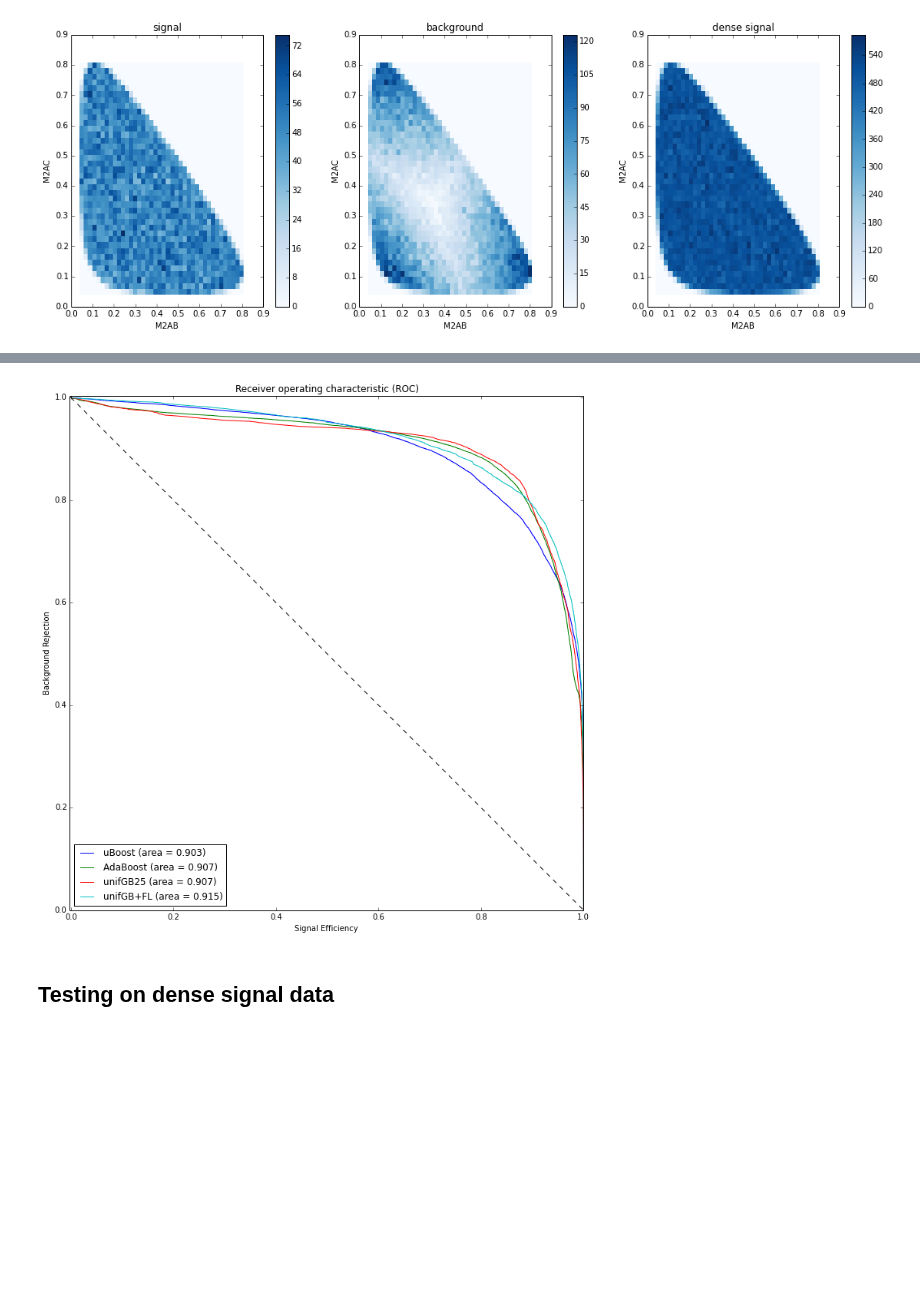
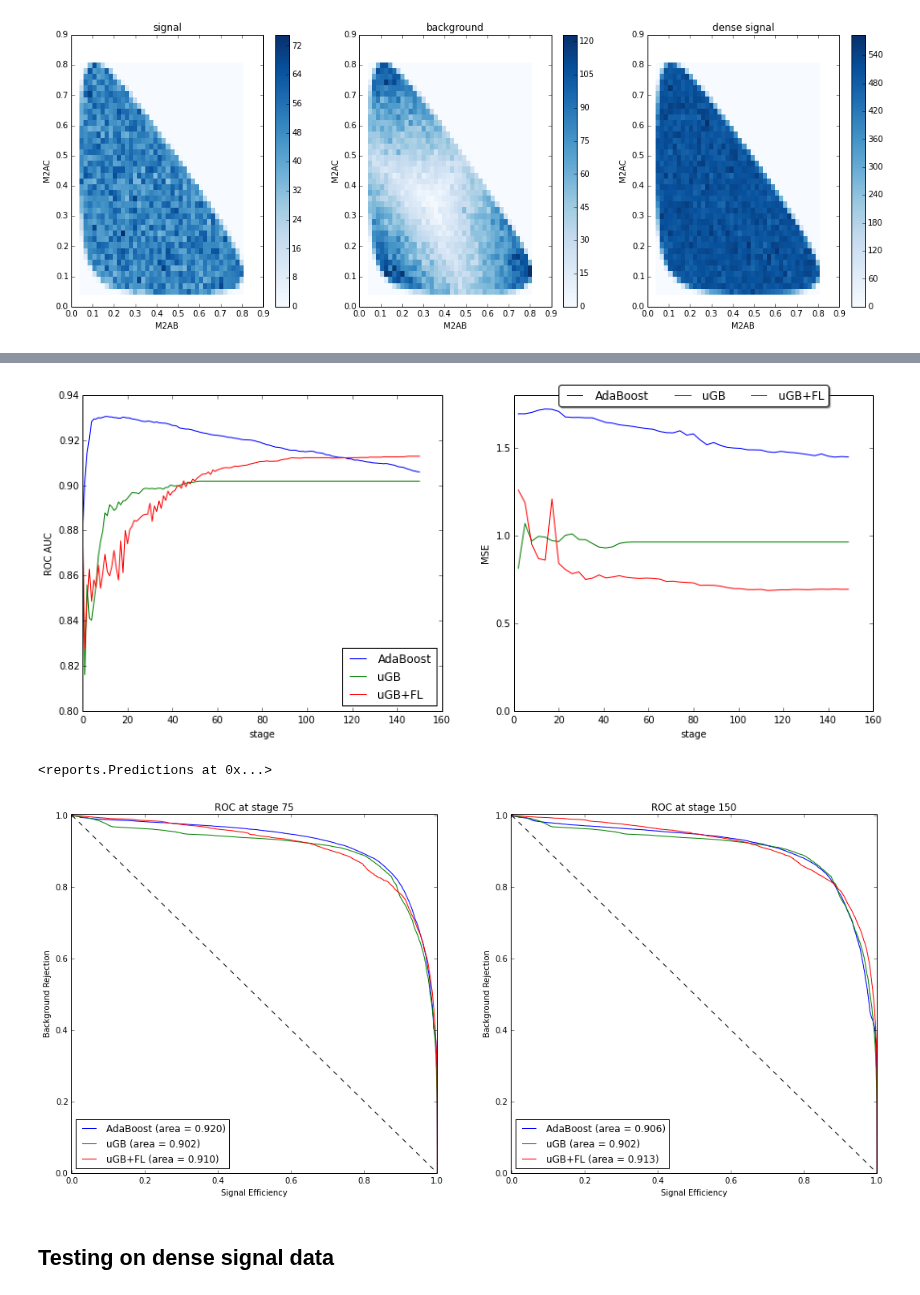
Before and after one commit to anaderi/lhcb_trigger_ml, a Jupyter notebook: IPythonWorkflow/DalitzDemo.ipynb, the cells around one changed output, grey strips where cells are left out. Cells and saved outputs as stored; diff of their text form; code cells hidden in the pictures; blank space fills up the shorter version.

```diff
--- a/IPythonWorkflow/DalitzDemo.ipynb
+++ b/IPythonWorkflow/DalitzDemo.ipynb
@@ -120,3 +114,0 @@ We spent 111.976 seconds on parallel training
-# %%
-staged_probas_dict = reports.getClassifiersStagedPredictionProba(classifiers, testX)
-reports.plotLearningCurves(testY, staged_probas_dict)
@@ -125,7 +115,16 @@ reports.plotLearningCurves(testY, staged_probas_dict)
-# %%
-reports.plotRocCurves(testY, reports.getStageOfStagedProbaDict(150, staged_probas_dict) )
-# %% [output]
-[figure, removed]
+# %%
+pred = classifiers.test_on(testX, testY, low_memory=True)
+figure(figsize=(15, 6))
+subplot(1,2,1), pred.learning_curves()
+subplot(1,2,2), pred.mse_curves(uniform_variables)
+show()
+# %% [output]
+[figure, added]
+# %%
+pred.roc(stages=[n_estimators//2, n_estimators-1])
+# %% [output]
+<reports.Predictions at 0x...>
+[figure, added]
 # %% [markdown]
 ## Testing on dense signal data
 # %%
```
Also changed, not shown: parts of 13 cells of this notebook.
